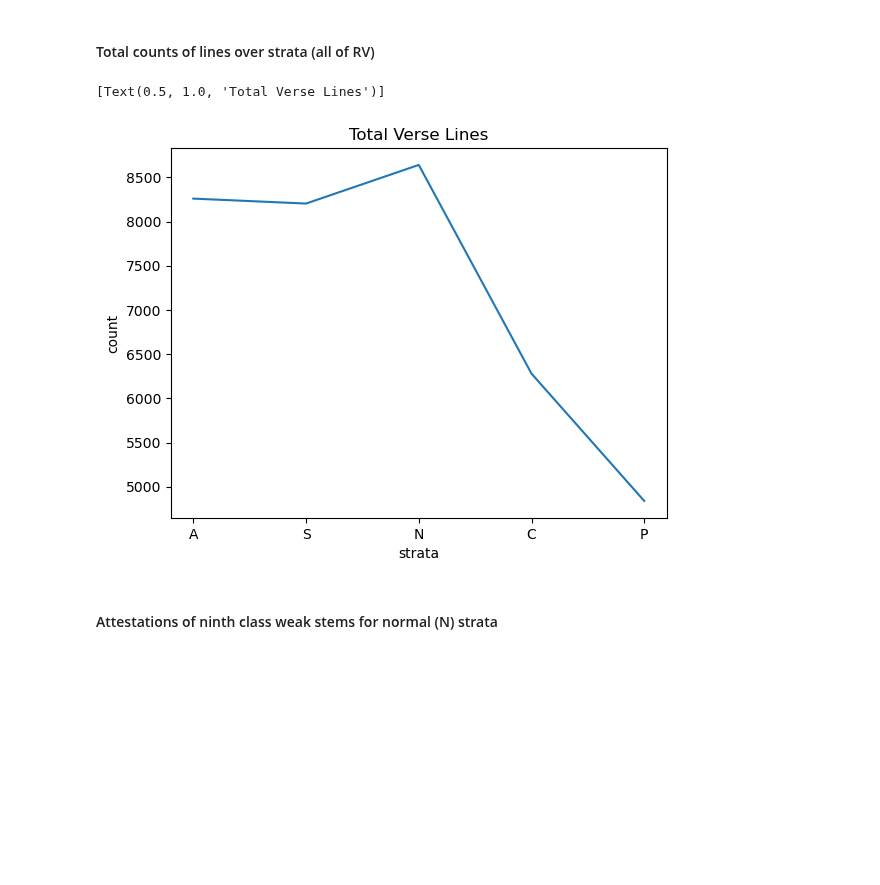
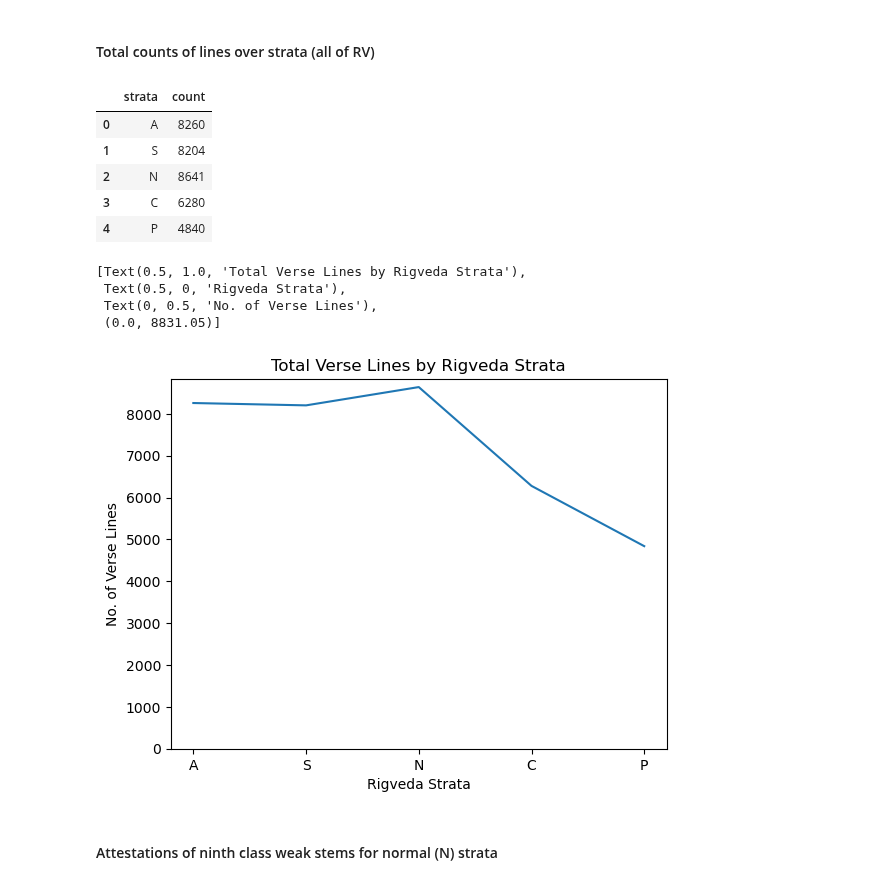
Before and after one commit to anupdhml/sanskrit_ninth_class_meter, a Jupyter notebook: 6_analysis.ipynb, the cells around one changed output. Cells and saved outputs as stored; diff of their text form; code cells hidden in the pictures; blank space fills up the shorter version.

```diff
--- a/6_analysis.ipynb
+++ b/6_analysis.ipynb
@@ -564,11 +595,37 @@ df_strata_counts_overall = df_rv_strata_vedaweb \
     .size().to_frame("count").reset_index() \
     .query("strata in ['A', 'S', 'N', 'C', 'P']")
 
-sns.lineplot(x='strata', y='count', data=df_strata_counts_overall) \
-    .set(title="Total Verse Lines")
+# replace the abbreviations
+#strata_mapping = {
+#    'A': "Archaic",
+#    'S': "Strophic",
+#    'N': "Normal",
+#    'C': "Cretic",
+#    'P': "Popular",
+#}
+#df_strata_counts_overall["strata"] = df_strata_counts_overall["strata"].replace(strata_mapping)
+
+df_strata_counts_overall
 # %% [output]
-[Text(0.5, 1.0, 'Total Verse Lines')]
-[figure, removed]
+|  | strata | count |
+| 0 | A | 8260 |
+| 1 | S | 8204 |
+| 2 | N | 8641 |
+| 3 | C | 6280 |
+| 4 | P | 4840 |
+# %%
+sns.lineplot(x='strata', y='count', data=df_strata_counts_overall) \
+    .set(
+        title="Total Verse Lines by Rigveda Strata",
+        xlabel="Rigveda Strata", ylabel="No. of Verse Lines",
+        ylim=0
+    )
+# %% [output]
+[Text(0.5, 1.0, 'Total Verse Lines by Rigveda Strata'),
+ Text(0.5, 0, 'Rigveda Strata'),
+ Text(0, 0.5, 'No. of Verse Lines'),
+ (0.0, 8831.05)]
+[figure, added]
 # %% [markdown]
 #### Attestations of ninth class weak stems for normal (N) strata
 # %% [markdown]
```
Also changed, not shown: parts of 3 cells of this notebook.
